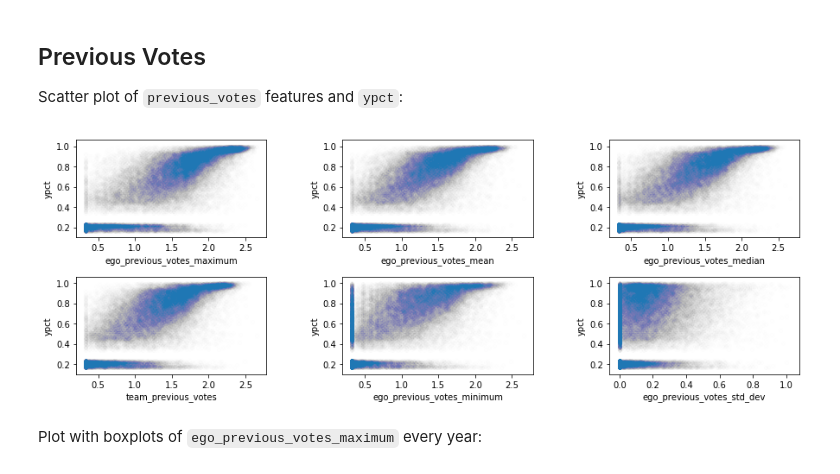
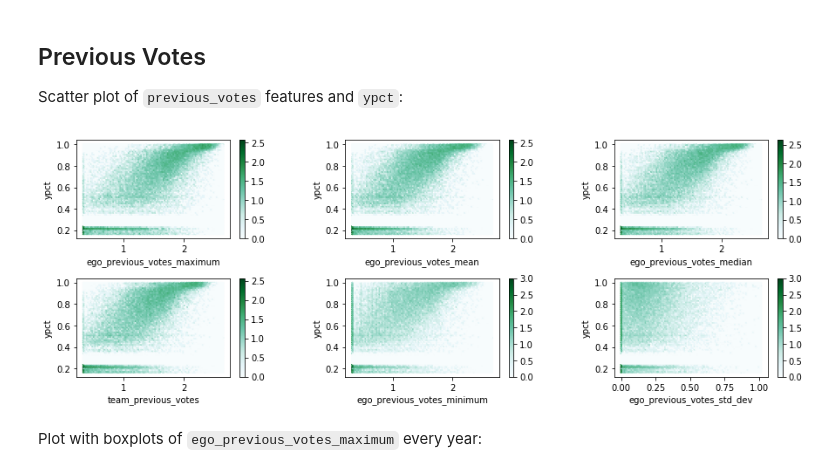
Before and after one commit to code-energy/teamspector, a Jupyter notebook: visualizations/eda-experiment.ipynb, the cells around one changed output. Cells and saved outputs as stored; diff of their text form; code cells hidden in the pictures.

```diff
--- a/visualizations/eda-experiment.ipynb
+++ b/visualizations/eda-experiment.ipynb
@@ -42,18 +42,18 @@ Scatter plot of `previous_votes` features and `ypct`:
 # %%
 f = ['ego_previous_votes_maximum',
 'ego_previous_votes_mean',
 'ego_previous_votes_median',
 'team_previous_votes',
 'ego_previous_votes_minimum',
 'ego_previous_votes_std_dev',
 'ypct', 'year']
 dfx = df[f]
 fig, axes = plt.subplots(nrows=2, ncols=3, figsize=(15,5))
 fig.subplots_adjust(hspace=0.4, wspace=0.4)
 for i, x in enumerate(f[:-2]):
     index = (0 if i < 3 else 1), (i if i < 3 else i-3)
-    dfx.plot.scatter(ax=axes[index], x=x, y='ypct', alpha=0.003)
+    dfx.plot.hexbin(ax=axes[index], x=x, y='ypct', bins='log')
 # %% [output]
-[figure, old version]
+[figure, new version]
 # %% [markdown]
 Plot with boxplots of `ego_previous_votes_maximum` every year:
```
Also changed, not shown: parts of 15 cells of this notebook.
